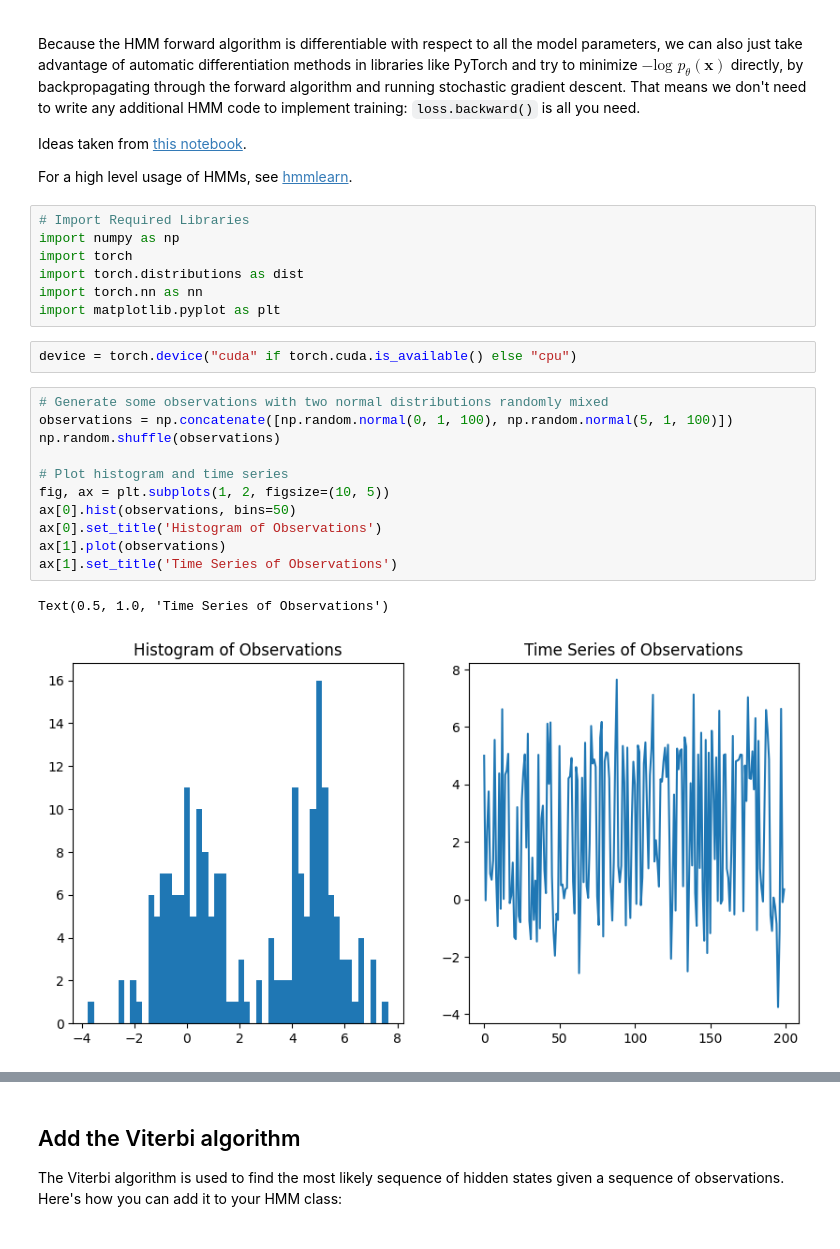
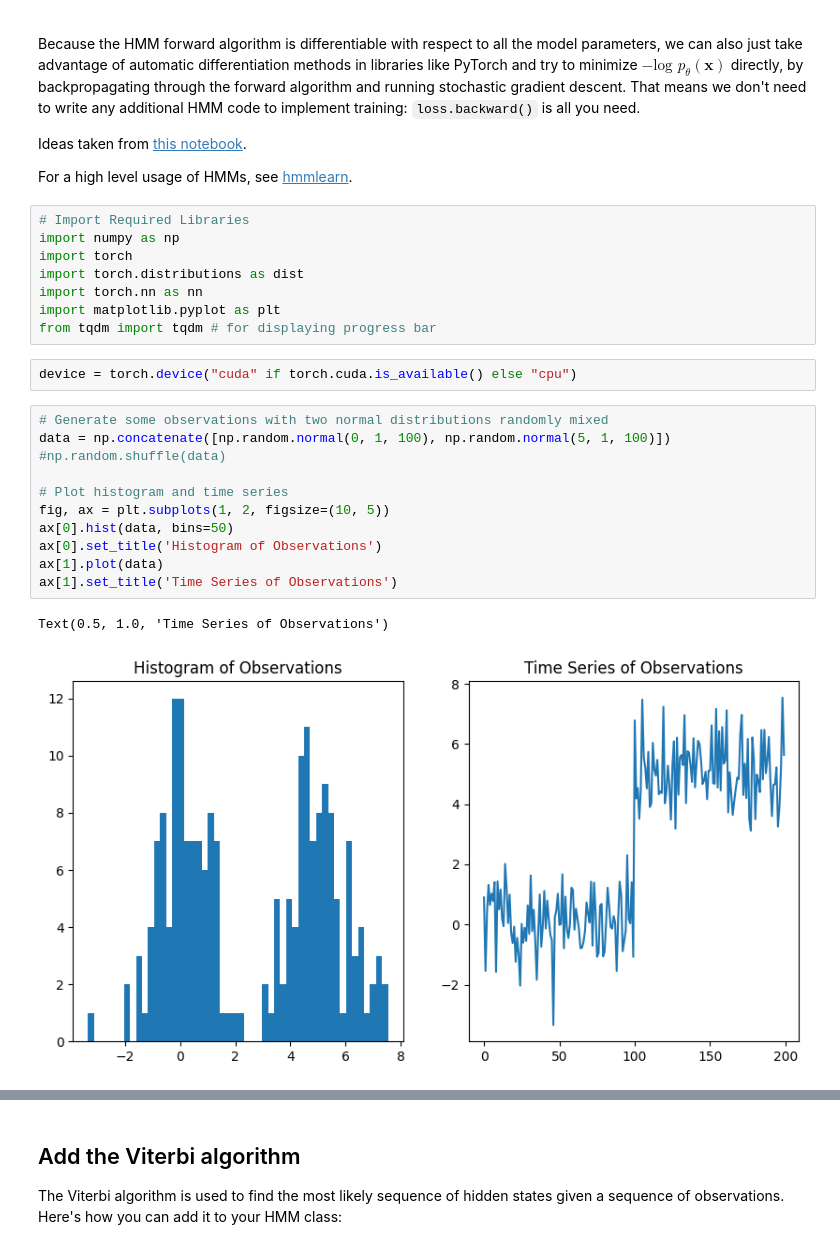
Before and after one commit to vrodriguezf/sertemp, a Jupyter notebook: nbs/unsupervised/hmms_pytorch.ipynb, the cells around one changed output, grey strips where cells are left out. Cells and saved outputs as stored; diff of their text form.

```diff
--- a/nbs/unsupervised/hmms_pytorch.ipynb
+++ b/nbs/unsupervised/hmms_pytorch.ipynb
@@ -13,22 +13,23 @@ import torch
 import torch.distributions as dist
 import torch.nn as nn
 import matplotlib.pyplot as plt
+from tqdm import tqdm # for displaying progress bar
 # %%
 device = torch.device("cuda" if torch.cuda.is_available() else "cpu")
 # %%
 # Generate some observations with two normal distributions randomly mixed
-observations = np.concatenate([np.random.normal(0, 1, 100), np.random.normal(5, 1, 100)])
-np.random.shuffle(observations)
+data = np.concatenate([np.random.normal(0, 1, 100), np.random.normal(5, 1, 100)])
+#np.random.shuffle(data)
 
 # Plot histogram and time series
 fig, ax = plt.subplots(1, 2, figsize=(10, 5))
-ax[0].hist(observations, bins=50)
+ax[0].hist(data, bins=50)
 ax[0].set_title('Histogram of Observations')
-ax[1].plot(observations)
+ax[1].plot(data)
 ax[1].set_title('Time Series of Observations')
 # %% [output]
 Text(0.5, 1.0, 'Time Series of Observations')
-[figure, old version]
+[figure, new version]
 # %%
 # Define the Hidden Markov Model
 class HMM(nn.Module):
```
Also changed, not shown: parts of 4 cells of this notebook, 4 other files.
